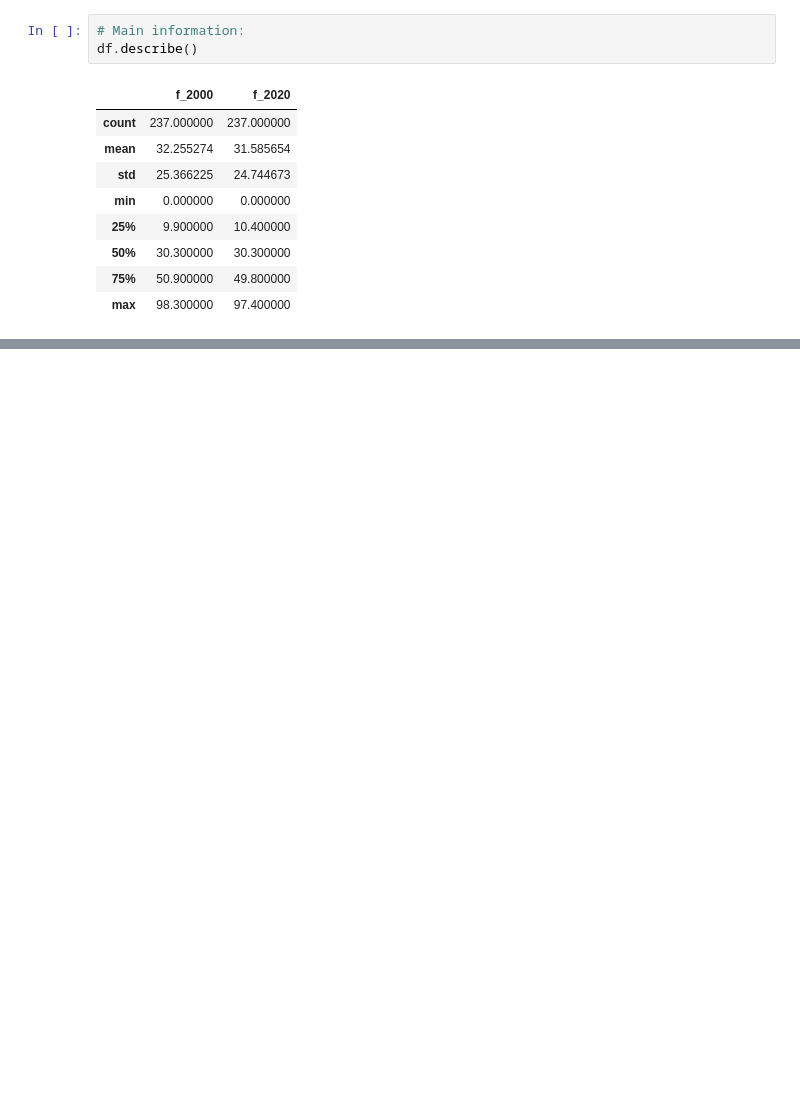
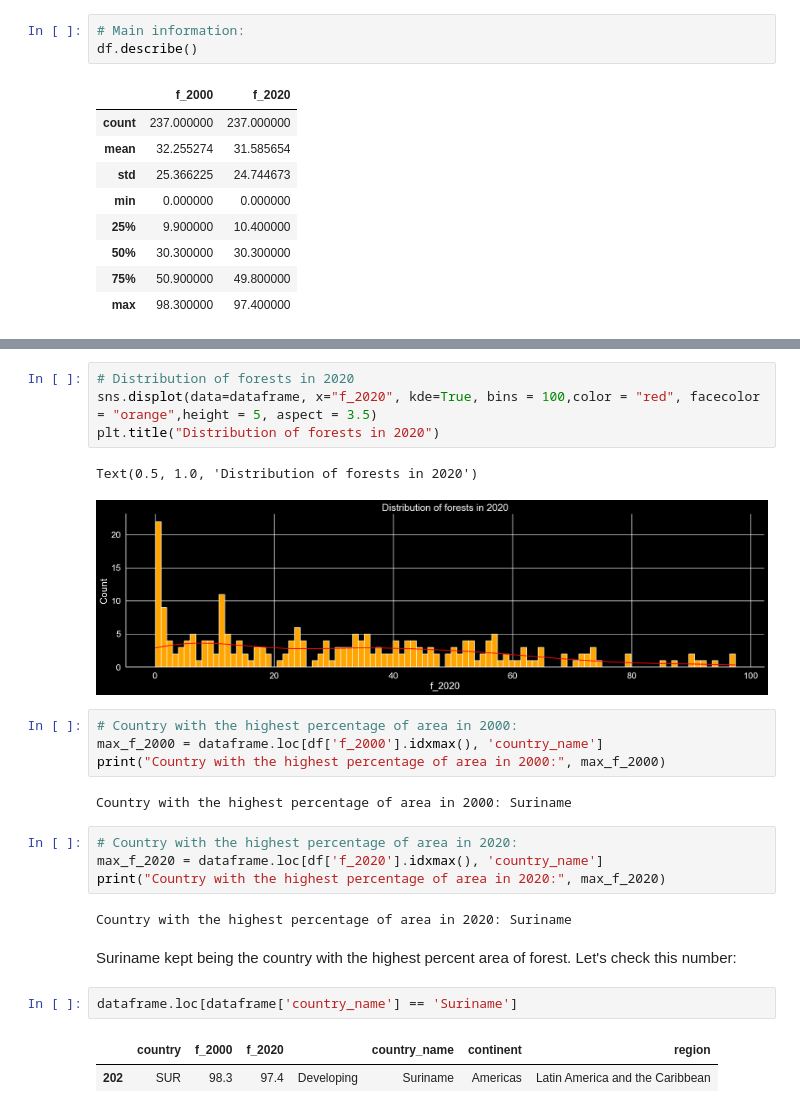
Before and after one commit to anacbneumann/Deforestation_analysis, a Jupyter notebook: deforestation_eda.ipynb, the cells around one changed output, grey strips where cells are left out. Saved outputs shown, nothing was run; the diff lists cells and outputs as text; blank space fills up the shorter version.

```diff
--- a/deforestation_eda.ipynb
+++ b/deforestation_eda.ipynb
@@ -140,0 +289,26 @@ LINK: https://datahub.io/core/country-codes#data
+# %%
+# Distribution of forests in 2020
+sns.displot(data=dataframe, x="f_2020", kde=True, bins = 100,color = "red", facecolor = "orange",height = 5, aspect = 3.5)
+plt.title("Distribution of forests in 2020")
+# %% [output]
+Text(0.5, 1.0, 'Distribution of forests in 2020')
+[figure, added]
+# %%
+# Country with the highest percentage of area in 2000:
+max_f_2000 = dataframe.loc[df['f_2000'].idxmax(), 'country_name']
+print("Country with the highest percentage of area in 2000:", max_f_2000)
+# %% [output]
+Country with the highest percentage of area in 2000: Suriname
+# %%
+# Country with the highest percentage of area in 2020:
+max_f_2020 = dataframe.loc[df['f_2020'].idxmax(), 'country_name']
+print("Country with the highest percentage of area in 2020:", max_f_2020)
+# %% [output]
+Country with the highest percentage of area in 2020: Suriname
+# %% [markdown]
+Suriname kept being the country with the highest percent area of forest. Let's check this number:
+# %%
+dataframe.loc[dataframe['country_name'] == 'Suriname']
+# %% [output]
+|  | country | f_2000 | f_2020 |  | country_name | continent | region |
+| 202 | SUR | 98.3 | 97.4 | Developing | Suriname | Americas | Latin America and the Caribbean |
```
Also changed, not shown: parts of 19 cells of this notebook, 2 other files.
